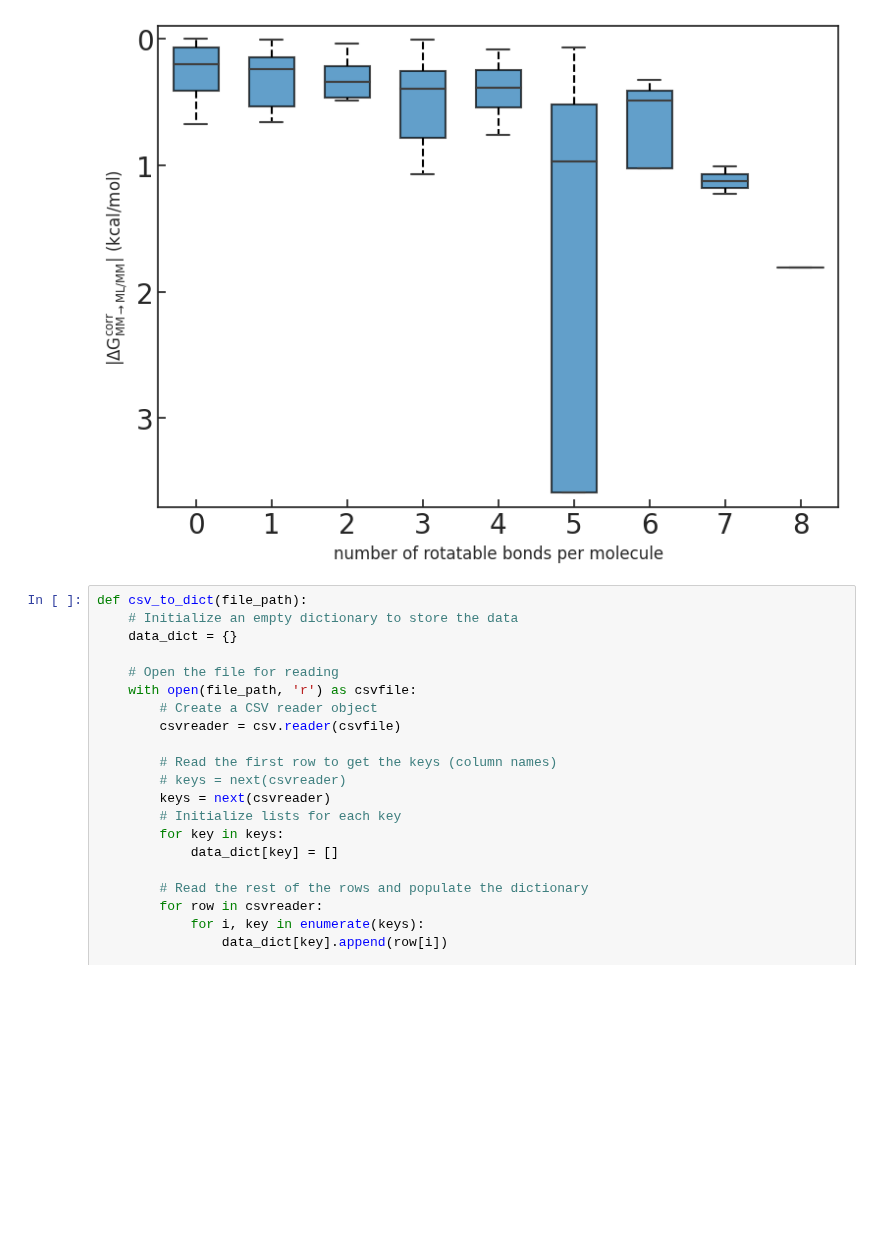
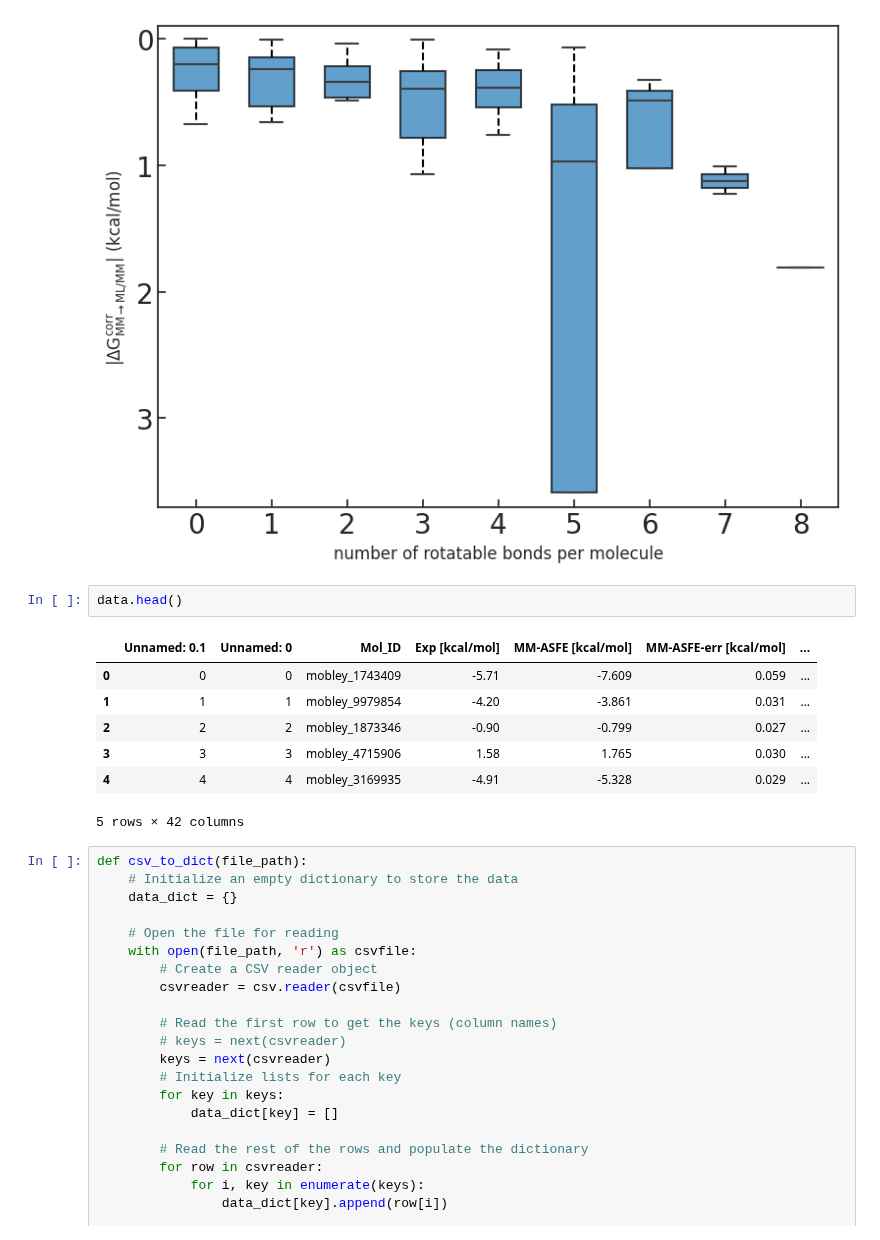
Before and after one commit to JohannesKarwou/notebooks, a Jupyter notebook: mlCorrection.ipynb, the cells around one changed output. Drawn from its saved outputs; the diff is of its cells as text; blank space fills up the shorter version.

```diff
--- a/mlCorrection.ipynb
+++ b/mlCorrection.ipynb
@@ -524,6 +524,16 @@ len(data)
 # %% [output]
 589
 [figure]
+# %%
+data.head()
+# %% [output]
+|  | Unnamed: 0.1 | Unnamed: 0 | Mol_ID | Exp [kcal/mol] | MM-ASFE [kcal/mol] | MM-ASFE-err [kcal/mol] | ... |
+| 0 | 0 | 0 | mobley_1743409 | -5.71 | -7.609 | 0.059 | ... |
+| 1 | 1 | 1 | mobley_9979854 | -4.20 | -3.861 | 0.031 | ... |
+| 2 | 2 | 2 | mobley_1873346 | -0.90 | -0.799 | 0.027 | ... |
+| 3 | 3 | 3 | mobley_4715906 | 1.58 | 1.765 | 0.030 | ... |
+| 4 | 4 | 4 | mobley_3169935 | -4.91 | -5.328 | 0.029 | ... |
+5 rows × 42 columns
 # %%
 def csv_to_dict(file_path):
     # Initialize an empty dictionary to store the data
```
Also changed, not shown: parts of 6 cells of this notebook.
